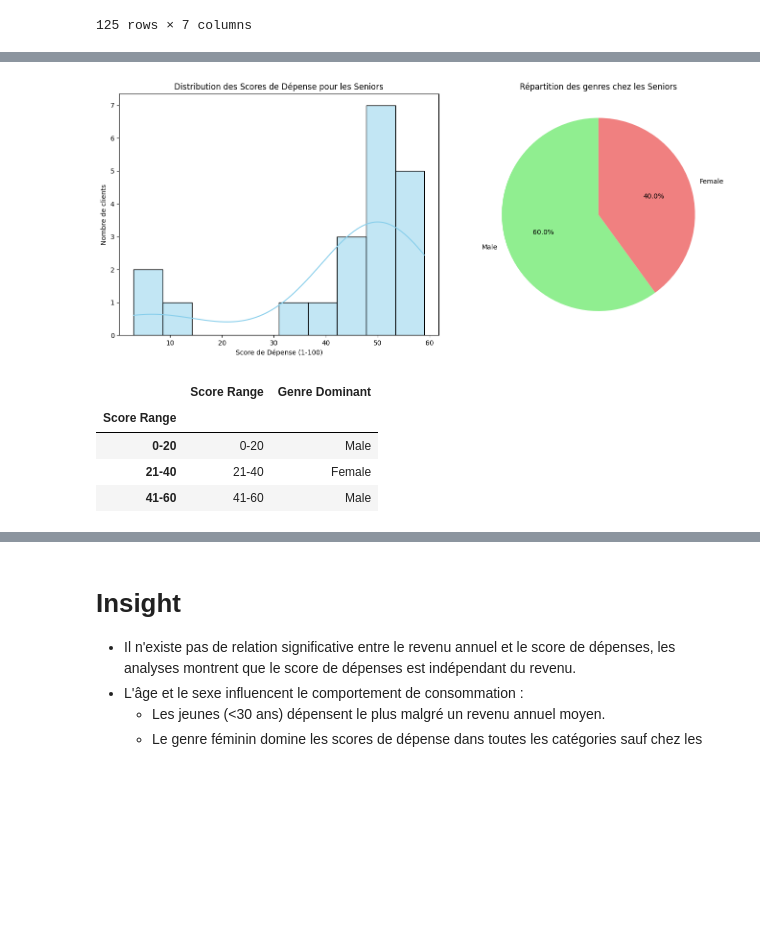
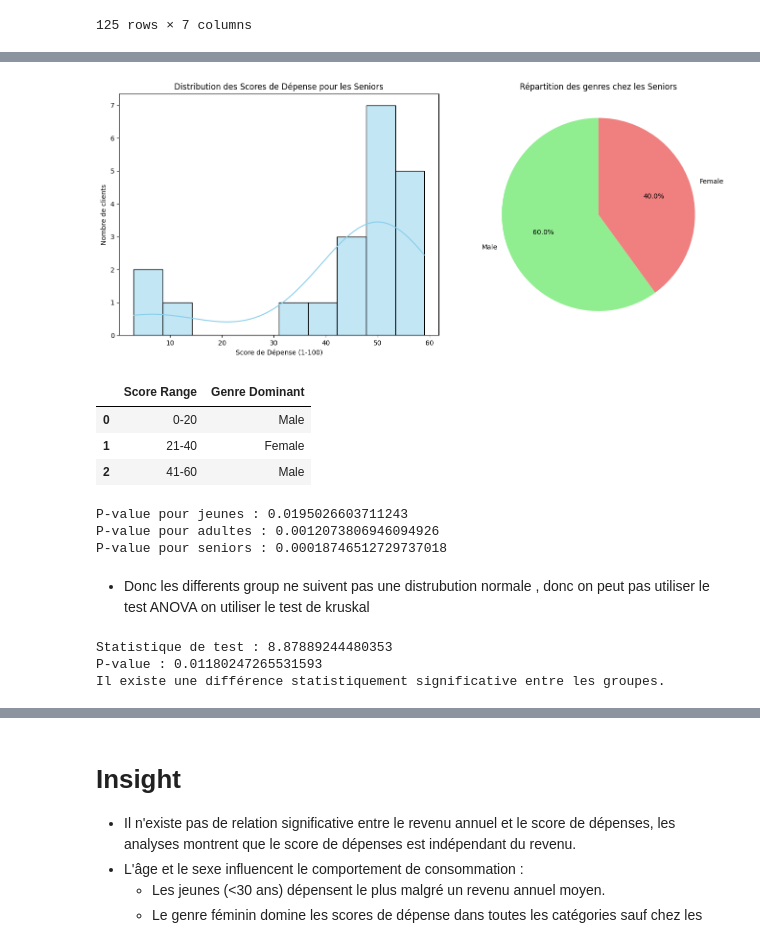
Before and after one commit to BabacarCode/customersAnalys, a Jupyter notebook: marketion_analyse.ipynb, the cells around one changed output, grey strips where cells are left out. Cells and saved outputs as stored; diff of their text form; code cells hidden in the pictures; blank space fills up the shorter version.

Commit message:
ajouter des test statistique

```diff
--- a/marketion_analyse.ipynb
+++ b/marketion_analyse.ipynb
@@ -355,35 +353,71 @@ genre_dominant_per_range_senior = senior.groupby('Score Range', observed=False)[
 )
 
 # Configuration de la figure
 fig, axes = plt.subplots(1, 2, figsize=(14, 6))  # 1 ligne, 2 colonnes
 
 # Premier graphique : distribution des scores de dépense avec annotations
 sns.histplot(senior['Spending Score (1-100)'], bins=10, kde=True, color='skyblue', ax=axes[0])
 axes[0].set_title('Distribution des Scores de Dépense pour les Seniors')
 axes[0].set_xlabel('Score de Dépense (1-100)')
 axes[0].set_ylabel('Nombre de clients')
 
 
 # Deuxième graphique : diagramme circulaire des genres
 genre_count = senior['Genre'].value_counts()
 axes[1].pie(genre_count, labels=genre_count.index, autopct='%1.1f%%', startangle=90, colors=['lightgreen', 'lightcoral'])
 axes[1].set_title("Répartition des genres chez les Seniors")
 
 plt.tight_layout()
 plt.show()
 
 # Créer un tableau pour voir le genre dominant pour chaque tranche
 tableau_genre_dominant_senior = pd.DataFrame({
     'Score Range': score_labels_senior,
-    'Genre Dominant': genre_dominant_per_range_senior
+    'Genre Dominant': [genre_dominant_per_range_senior[score] for score in score_labels_senior]
 })
 
 # Afficher le tableau
 tableau_genre_dominant_senior
 # %% [output]
 [figure]
 |  | Score Range | Genre Dominant |
-| Score Range |  |  |
-| 0-20 | 0-20 | Male |
-| 21-40 | 21-40 | Female |
-| 41-60 | 41-60 | Male |
+| 0 | 0-20 | Male |
+| 1 | 21-40 | Female |
+| 2 | 41-60 | Male |
+# %%
+# Test de Shapiro-Wilk pour chaque groupe pour voir si les donnés suivent une distribution normale
+young_spending = Jeune['Spending Score (1-100)']
+adult_spending = Adult['Spending Score (1-100)']
+senior_spending = senior['Spending Score (1-100)']
+
+shapiro_young = stats.shapiro(young_spending)
+shapiro_adult = stats.shapiro(adult_spending)
+shapiro_senior = stats.shapiro(senior_spending)
+
+print("P-value pour jeunes :", shapiro_young.pvalue)
+print("P-value pour adultes :", shapiro_adult.pvalue)
+print("P-value pour seniors :", shapiro_senior.pvalue)
+# %% [output]
+P-value pour jeunes : 0.0195026603711243
+P-value pour adultes : 0.0012073806946094926
+P-value pour seniors : 0.00018746512729737018
+# %% [markdown]
+- Donc les differents group ne suivent pas une distrubution normale , donc on peut pas utiliser le test ANOVA on utiliser le test de kruskal
+# %%
+from scipy.stats import kruskal
+
+# Appliquer le test de Kruskal-Wallis
+stat, p_value = kruskal(young_spending, adult_spending, senior_spending)
+
+print(f"Statistique de test : {stat}")
+print(f"P-value : {p_value}")
+
+# Interprétation
+if p_value < 0.05:
+    print("Il existe une différence statistiquement significative entre les groupes.")
+else:
+    print("Il n'y a pas de différence statistiquement significative entre les groupes.")
+# %% [output]
+Statistique de test : 8.87889244480353
+P-value : 0.01180247265531593
+Il existe une différence statistiquement significative entre les groupes.
```
Also changed, not shown: parts of 4 cells of this notebook.
